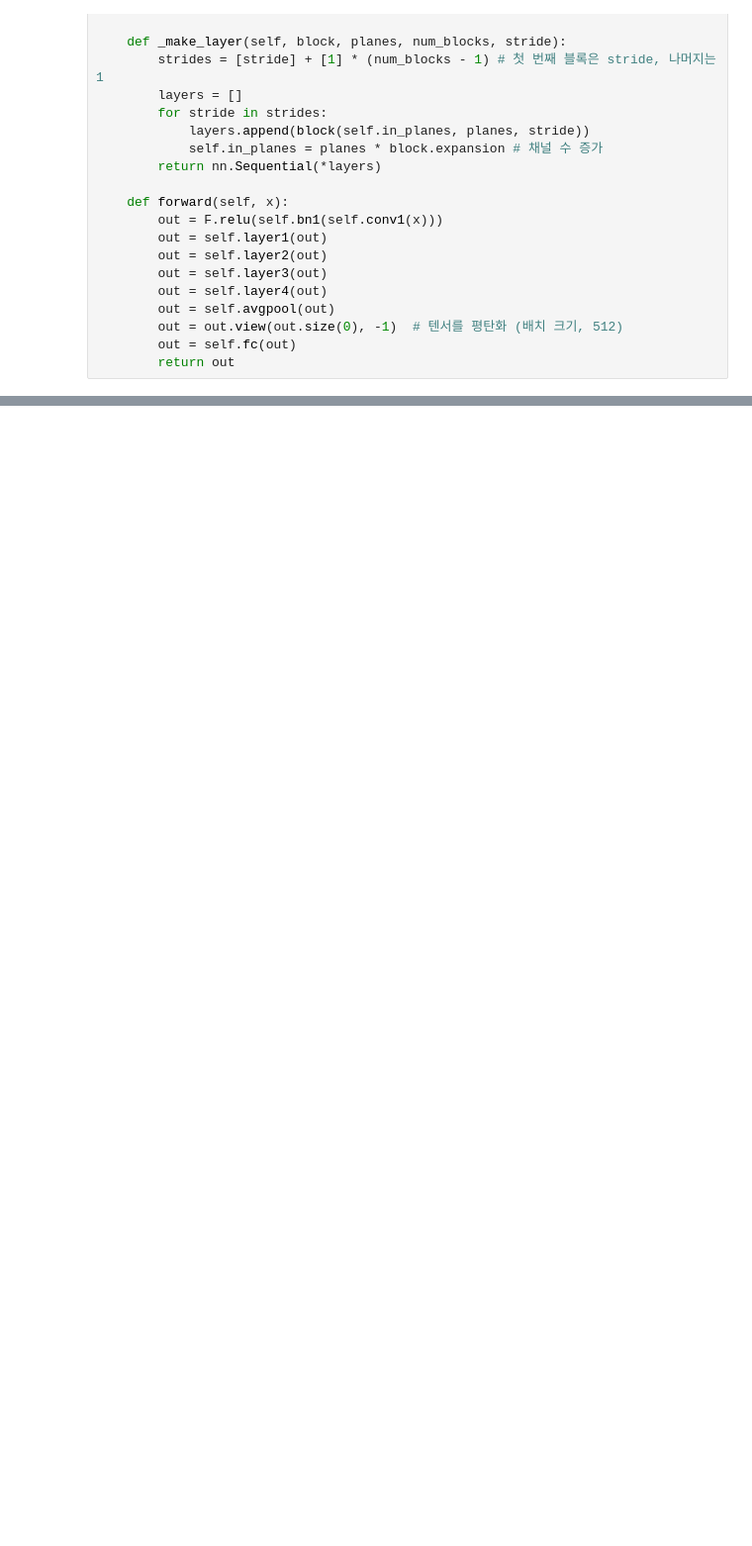
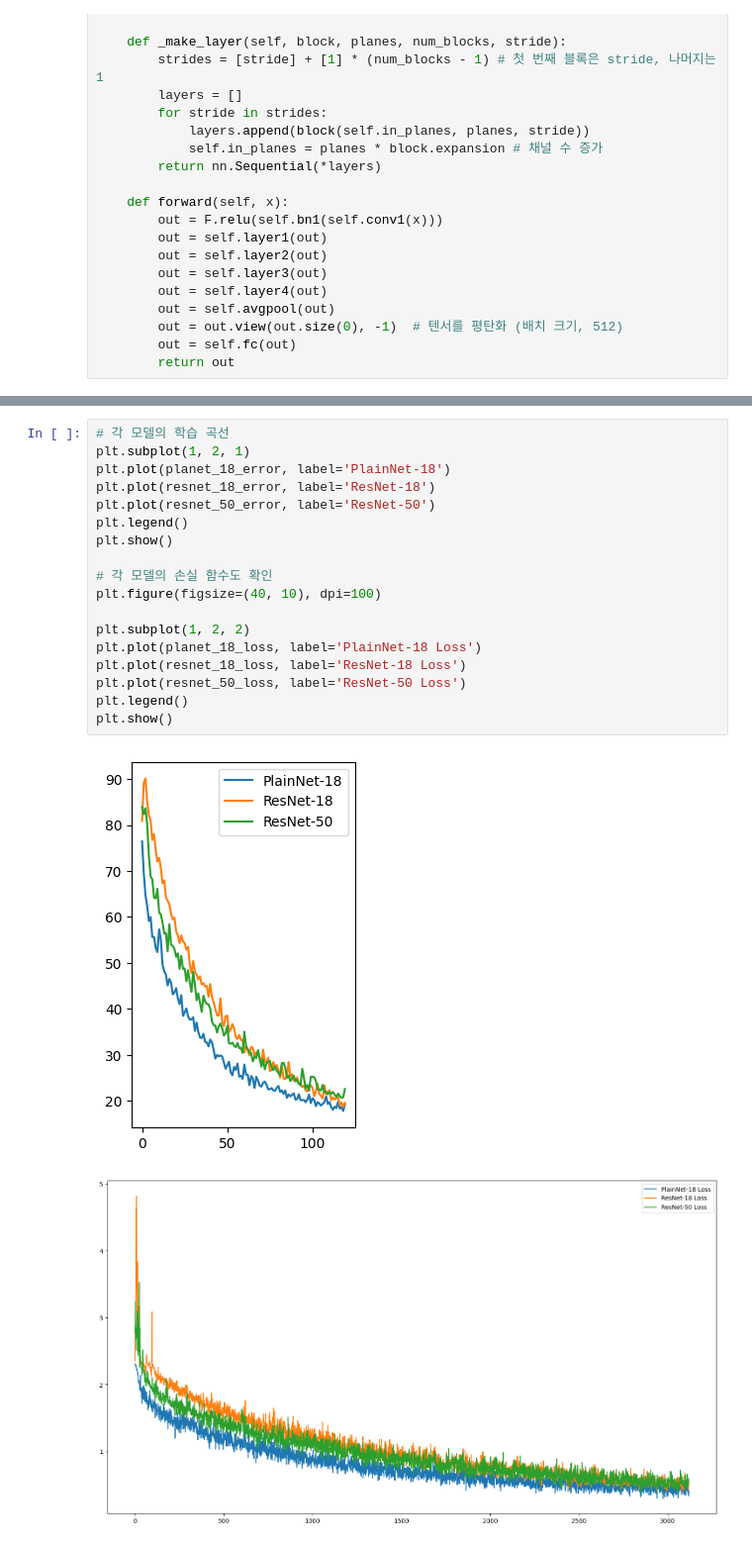
Before and after one commit to Donghyeon-Shin/learning_AI, a Jupyter notebook: Resnet/model.ipynb, the cells around one changed output, grey strips where cells are left out. Shown at 99% size. Saved outputs shown, nothing was run; the diff lists cells and outputs as text; blank space fills up the shorter version.

```diff
--- a/Resnet/model.ipynb
+++ b/Resnet/model.ipynb
@@ -398,3 +411,24 @@ plt.show()
+# %%
+# 각 모델의 학습 곡선
+plt.subplot(1, 2, 1)
+plt.plot(planet_18_error, label='PlainNet-18')
+plt.plot(resnet_18_error, label='ResNet-18')
+plt.plot(resnet_50_error, label='ResNet-50')
+plt.legend()
+plt.show()
+
+# 각 모델의 손실 함수도 확인
+plt.figure(figsize=(40, 10), dpi=100)
+
+plt.subplot(1, 2, 2)
+plt.plot(planet_18_loss, label='PlainNet-18 Loss')
+plt.plot(resnet_18_loss, label='ResNet-18 Loss')
+plt.plot(resnet_50_loss, label='ResNet-50 Loss')
+plt.legend()
+plt.show()
+# %% [output]
+[figure, added]
+[figure, added]
 # %%
 # 최종 테스트 오류율 비교
 planet_18_test_top1_error = evaluate_model(planet_18, test_loader)
```
Also changed, not shown: parts of 7 cells of this notebook.
